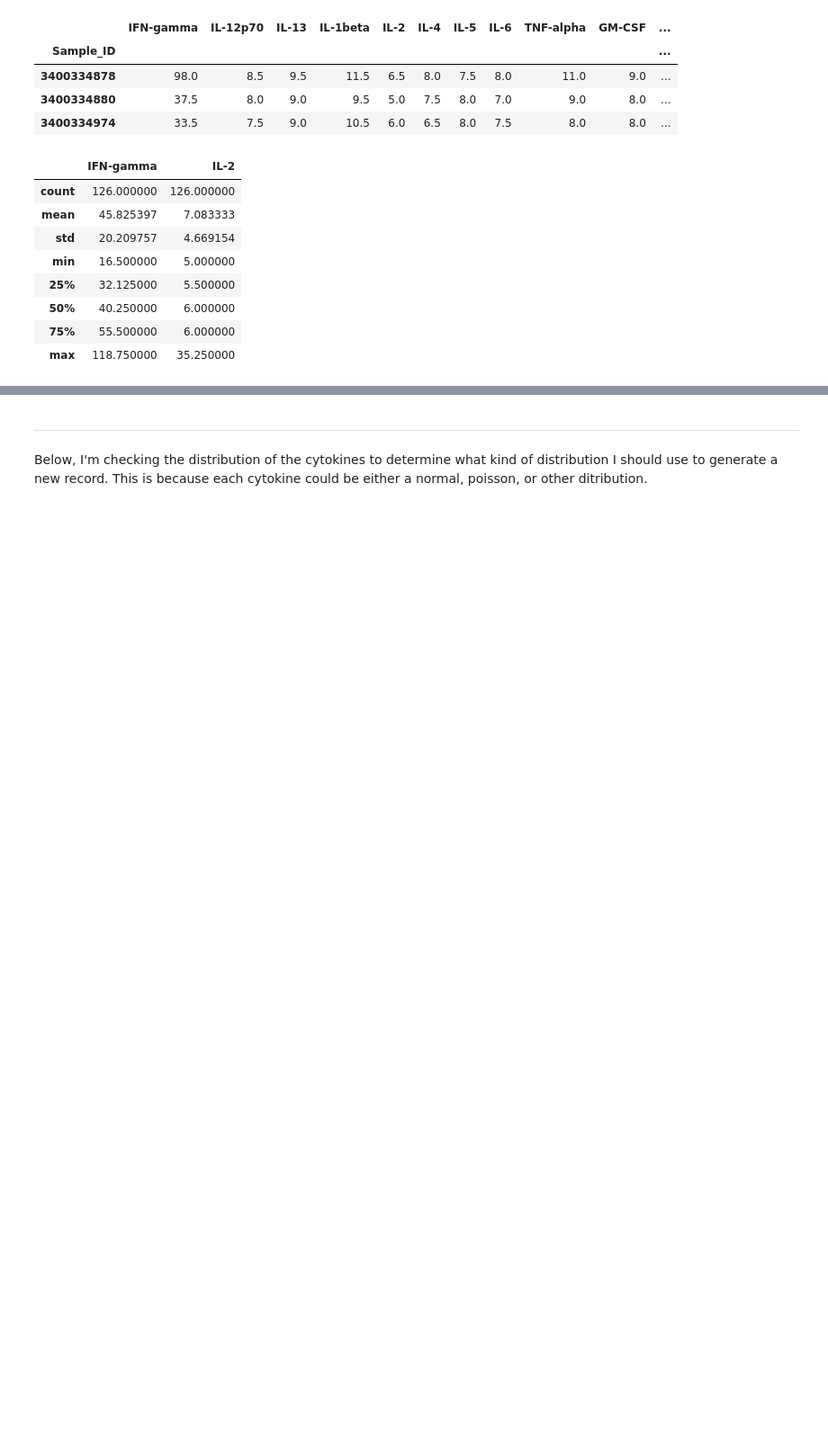
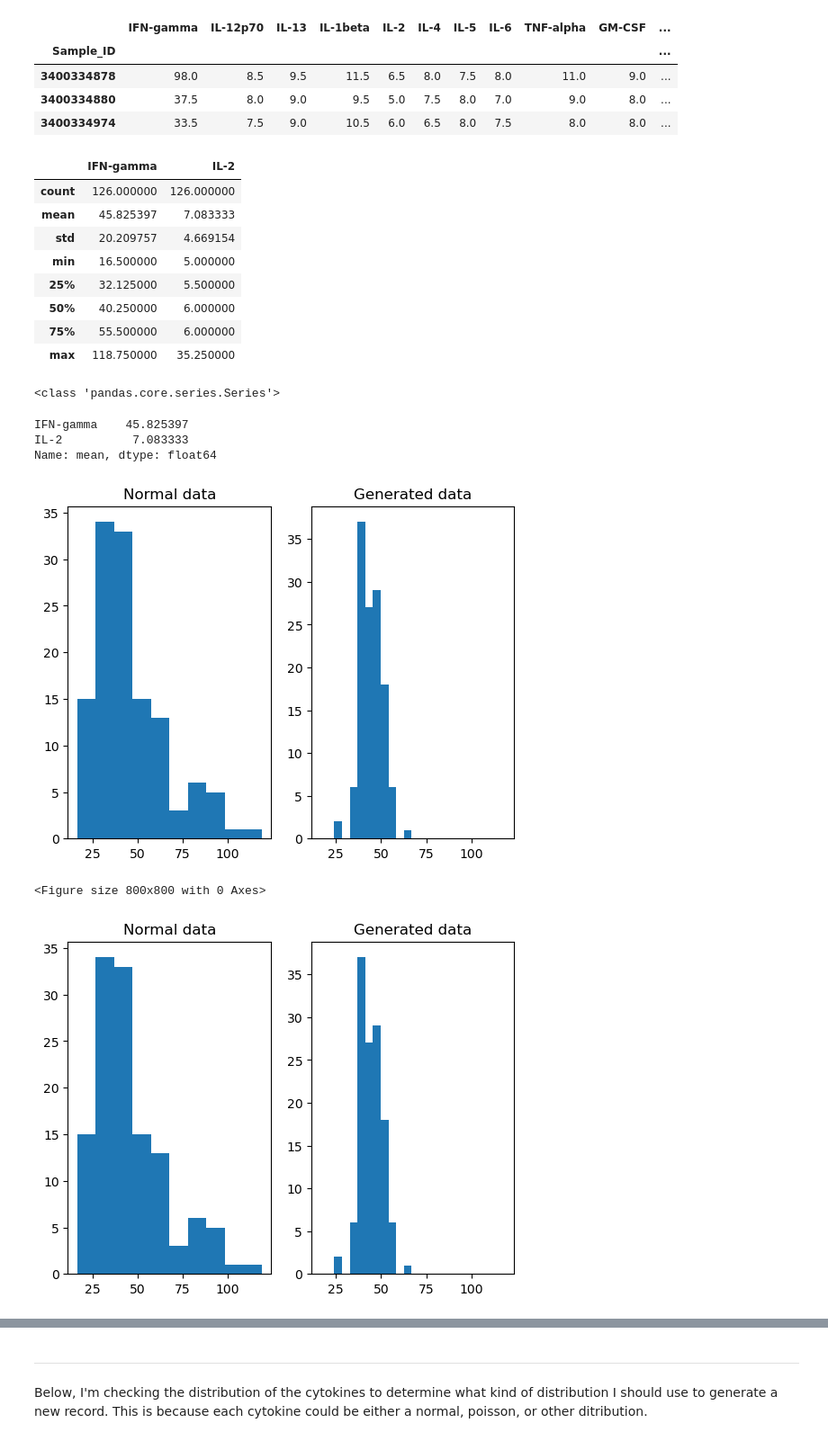
Before and after one commit to ppptrice/DATA440_Project, a Jupyter notebook: test_generate_data.ipynb, the cells around one changed output, grey strips where cells are left out. Shown: that part at 90% size. Saved outputs shown, nothing was run; the diff lists cells and outputs as text; code cells hidden in the pictures; blank space fills up the shorter version.

```diff
--- a/test_generate_data.ipynb
+++ b/test_generate_data.ipynb
@@ -118,3 +185,19 @@ dataset_cyto.get_summary(cols = ['IFN-gamma', 'IL-2'])
 | 50% | 40.250000 | 6.000000 |
 | 75% | 55.500000 | 6.000000 |
 | max | 118.750000 | 35.250000 |
+# %%
+print(type(dataset_cyto.get_means(cols = columns)))
+dataset_cyto.get_means(cols = columns)
+# %% [output]
+<class 'pandas.core.series.Series'>
+IFN-gamma    45.825397
+IL-2          7.083333
+Name: mean, dtype: float64
+# %%
+# test generate_hist
+# it keeps making a duplicate since i need to return the figure "f" for it to display in streamlit
+dataset_cyto.generate_hist(col = 'IFN-gamma', n_records = 126, compare_dists=True)
+# %% [output]
+[figure, added]
+<Figure size 800x800 with 0 Axes>
+[figure, added]
```
Also changed, not shown: parts of 17 cells of this notebook, 6 other files.
